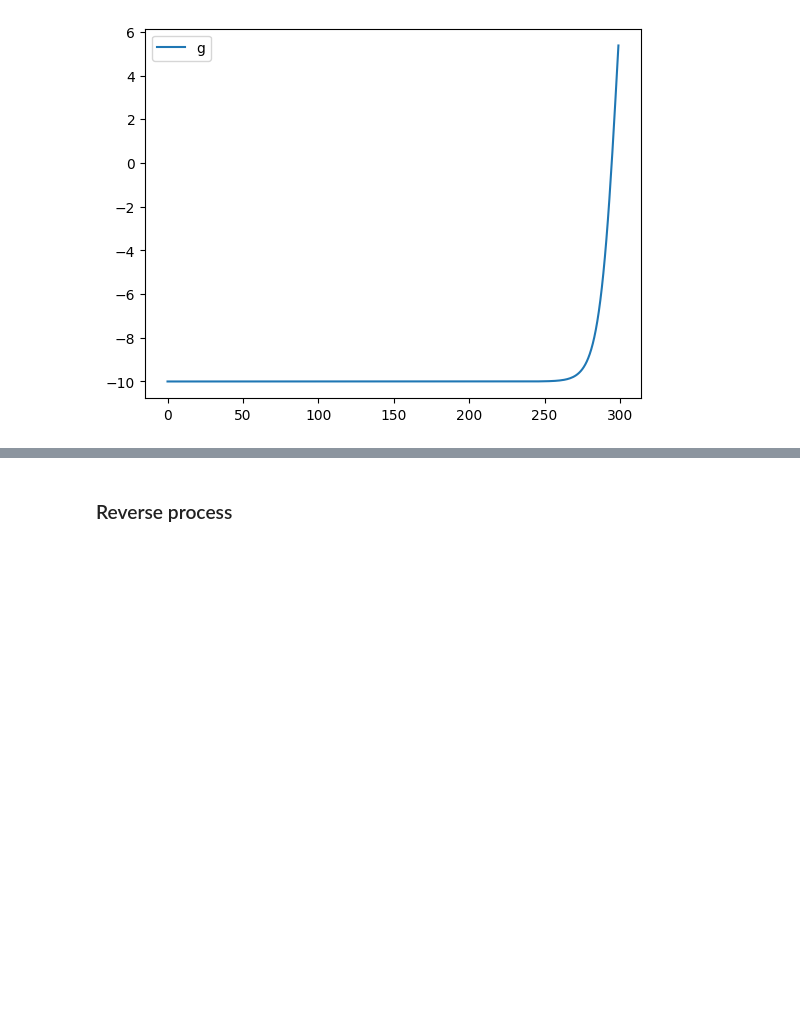
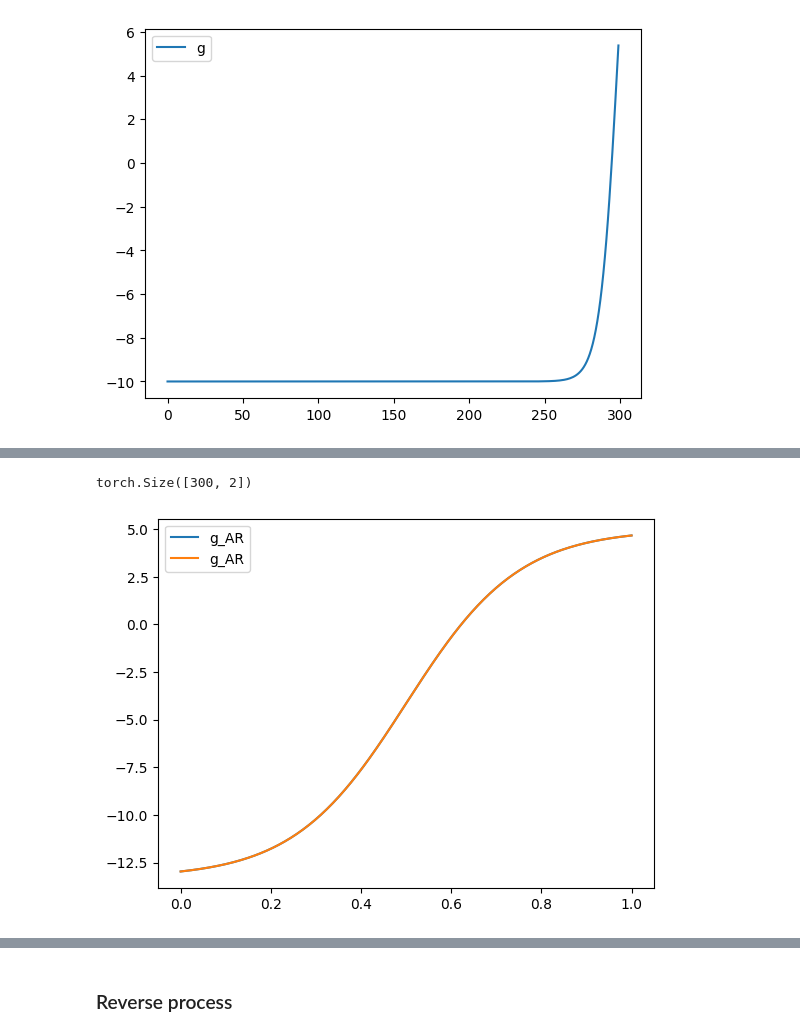
Before and after one commit to Nesta-gitU/discrete_diffusion, a Jupyter notebook: notebooks/ndm_parameterisation_modified (1).ipynb, the cells around one changed output, grey strips where cells are left out. Cells and saved outputs as stored; diff of their text form; code cells hidden in the pictures; blank space fills up the shorter version.

```diff
--- a/notebooks/ndm_parameterisation_modified (1).ipynb
+++ b/notebooks/ndm_parameterisation_modified (1).ipynb
@@ -834,0 +1023,76 @@ with torch.no_grad():
+# %%
+class GammaARReversed(Gamma):
+    def __init__(self, config):
+        super().__init__()
+        self.config = config
+        self.seq_len = config.seq_len
+        self.min_gamma = config.gamma_min
+        self.max_minus_min_gamma = config.gamma_max - config.gamma_min
+        learn_tau = config.learn_tau
+        learn_delta = config.learn_delta
+
+        # Sharp sigmoid window: duration = 1 / seq_len
+        self.tau = 1 / (config.seq_len * 4)  # or 6, 8, etc.
+
+        # Reversed offsets: last token starts first
+        self.delta_min = 1/ config.seq_len
+        self.delta_max = 1 - 1 / config.seq_len
+        #delta_vals = torch.linspace(self.delta_min, self.delta_max, config.seq_len)
+        y = torch.linspace(1 / (config.seq_len + 1), config.seq_len / (config.seq_len + 1), config.seq_len)
+
+        # Preimage of sigmoid
+        delta_vals = torch.log(y / (1 - y))
+        self.delta = nn.Parameter(delta_vals.flip(0).view(1, config.seq_len), requires_grad=learn_delta)
+        #if we learn delta it must stay in the range [delta_min, delta_max]
+        #so the way to do that is to use a sigmoid function, and then scale it to the range
+
+    def get_gamma(self, t):
+        t = t.view(-1, 1)
+        delta = torch.nn.functional.sigmoid(self.delta) * (self.delta_max - self.delta_min) + self.delta_min
+
+        t_shifted = (t - delta) / self.tau  # [bs, seq_len]
+        sigma = torch.sigmoid(t_shifted)
+        gamma = self.min_gamma + self.max_minus_min_gamma * sigma
+        return gamma
+
+    def forward(self, t):
+        t = t.view(-1, 1)  # [bs, 1]
+        delta = torch.nn.functional.sigmoid(self.delta) * (self.delta_max - self.delta_min) + self.delta_min
+
+        t_shifted = (t - delta) / self.tau  # [bs, seq_len]
+        sigma = torch.sigmoid(t_shifted)
+
+        gamma = self.min_gamma + self.max_minus_min_gamma * sigma
+        dgamma_dt = (self.max_minus_min_gamma / self.tau) * sigma * (1 - sigma)
+
+        return gamma, dgamma_dt  # [bs, seq_len]
+
+
+mulan_config = SimpleNamespace(
+                gamma_shape=(2,),
+                seq_len= 2,
+                embedding_dim= 1,
+                gamma_min= -13.3,
+                gamma_max= 5.0,
+                tau=5,
+                learn_delta=False,
+                learn_tau=False
+        )
+
+gamma_here = GammaARReversed(mulan_config)
+
+with torch.no_grad():
+    t = torch.linspace(0, 1, 300)[:, None]
+
+    g, dgmm = gamma_here(t)
+    print(g.shape) #-> problem, I need it to extend to 3 dims, I guess I should reshape the output
+    #print(dgmm)
+
+    #plt.plot(dgmm, label='dg')
+    plt.plot(t, g, label='g_AR')
+    plt.legend()
+    plt.show()
+    plt.close()
+# %% [output]
+torch.Size([300, 2])
+[figure, added]
```
Also changed, not shown: parts of 14 cells of this notebook, 8 other files.
